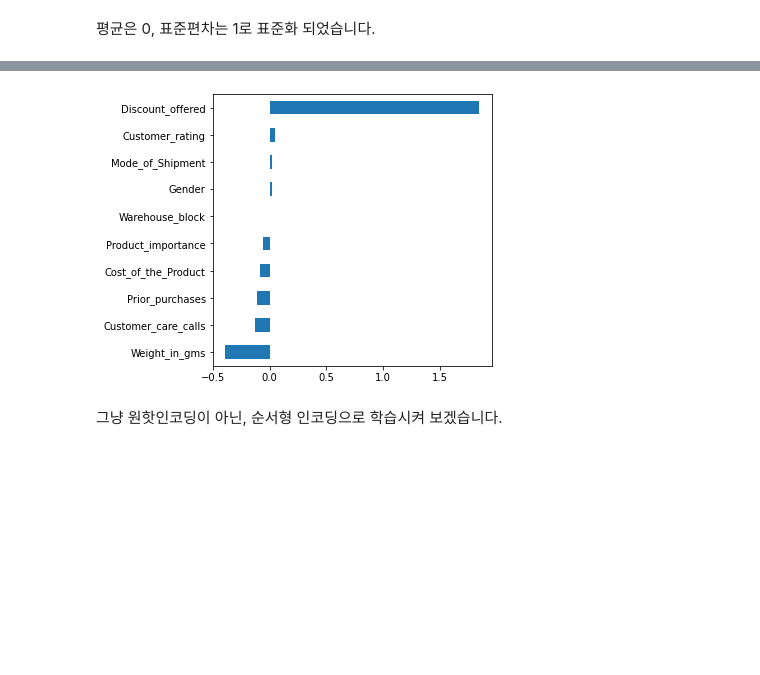
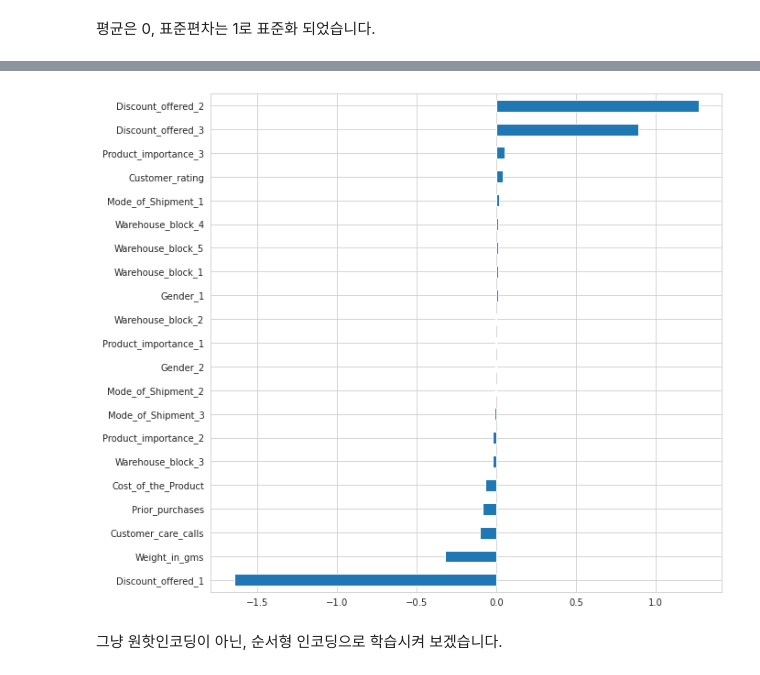
Before and after one commit to zzang-juhee/S1-week4-Project, a Jupyter notebook: project02.ipynb, the cells around one changed output, grey strips where cells are left out. Drawn from its saved outputs; the diff is of its cells as text; code cells hidden in the pictures; blank space fills up the shorter version.

```diff
--- a/project02.ipynb
+++ b/project02.ipynb
@@ -199,4 +213,4 @@ plt.axvline(data['Discount_offered'].mean(), color='red');
 # %%
 ## Discount 특성을 만들어 이진분류문제로 변환합니다
-data['Discount'] = data['Discount_offered'] >= data['Discount_offered'].mean()
-data['Discount'].nunique()
+#data['Discount'] = data['Discount_offered'] >= data['Discount_offered'].mean()
+#data['Discount'].nunique()
@@ -210,0 +249,11 @@ Name: Discount, dtype: int64
+# %%
+sns.set_style('darkgrid')
+
+f,axes= plt.subplots(2,2, figsize=(10,10))
+
+sns.countplot(x='Customer_care_calls',hue='Gender',data=data,palette='RdBu_r', ax=axes[0,0])
+sns.countplot(x='Customer_rating',hue='Gender',data=data,palette='RdBu_r', ax=axes[0,1])
+sns.countplot(x='Prior_purchases',hue='Gender',data=data,palette='RdBu_r', ax=axes[1,0])
+sns.countplot(x='Reached_on_time',hue='Gender',data=data,palette='RdBu_r', ax=axes[1,1])
+
+sns.set_style('whitegrid')
@@ -271,8 +312,8 @@ Index([], dtype='object')
 # %%
-for a in objectcolumns:
-    data[a] = encoder.fit_transform(data[a])
+#for a in objectcolumns:
+#    data[a] = encoder.fit_transform(data[a])
 
-data.info()
+#data.info()
 # %% [output]
 <class 'pandas.core.frame.DataFrame'>
 RangeIndex: 10999 entries, 0 to 10998
@@ -292,6 +333,12 @@ Data columns (total 11 columns):
  10  Reached_on_time      10999 non-null  int64
 dtypes: int64(11)
 memory usage: 945.4 KB
+# %%
+data['Discount_offered'] = data['Discount_offered'].astype('category')
+data['Product_importance'] = data['Product_importance'].astype('category')
+data['Warehouse_block'] = data['Warehouse_block'].astype('category')
+data['Mode_of_Shipment'] = data['Mode_of_Shipment'].astype('category')
+data['Gender'] = data['Gender'].astype('category')
 # %%
 data['Reached_on_time'].value_counts()
 # %% [output]
@@ -508,14 +558,14 @@ pipe_lr.named_steps
 # %%
 import matplotlib.pyplot as plt
 
 model_lr = pipe_lr.named_steps['logisticregression']
 enc = pipe_lr.named_steps['onehotencoder']
 encoded_columns = enc.transform(X_val).columns
 coefficients = pd.Series(model_lr.coef_[0], encoded_columns)
-plt.figure(figsize=(5,5))
+plt.figure(figsize=(10,10))
 coefficients.sort_values().plot.barh();
 # %% [output]
-[figure, old version]
+[figure, new version]
 # %% [markdown]
 그냥 원핫인코딩이 아닌, 순서형 인코딩으로 학습시켜 보겠습니다.
 # %%
```
Also changed, not shown: parts of 87 cells of this notebook.
